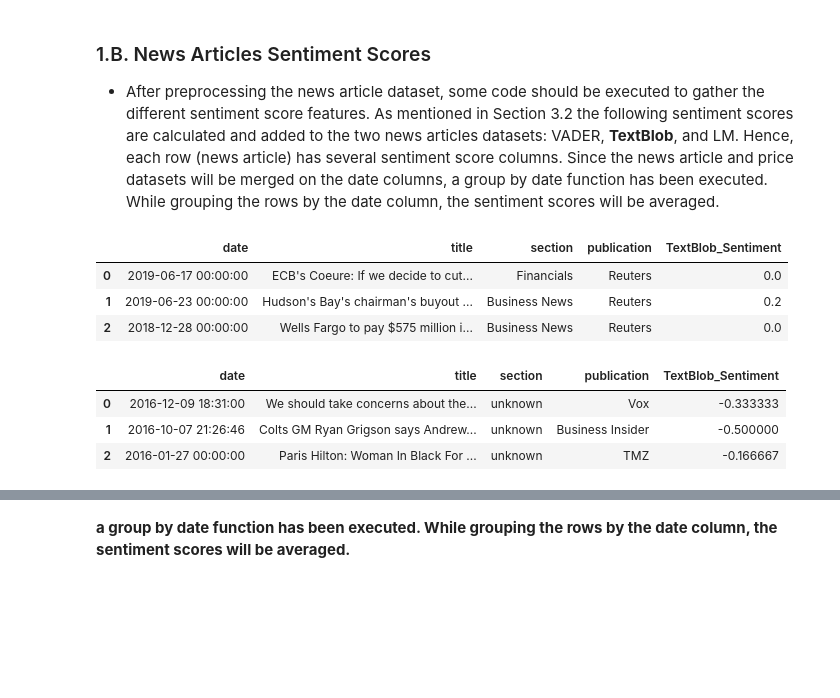
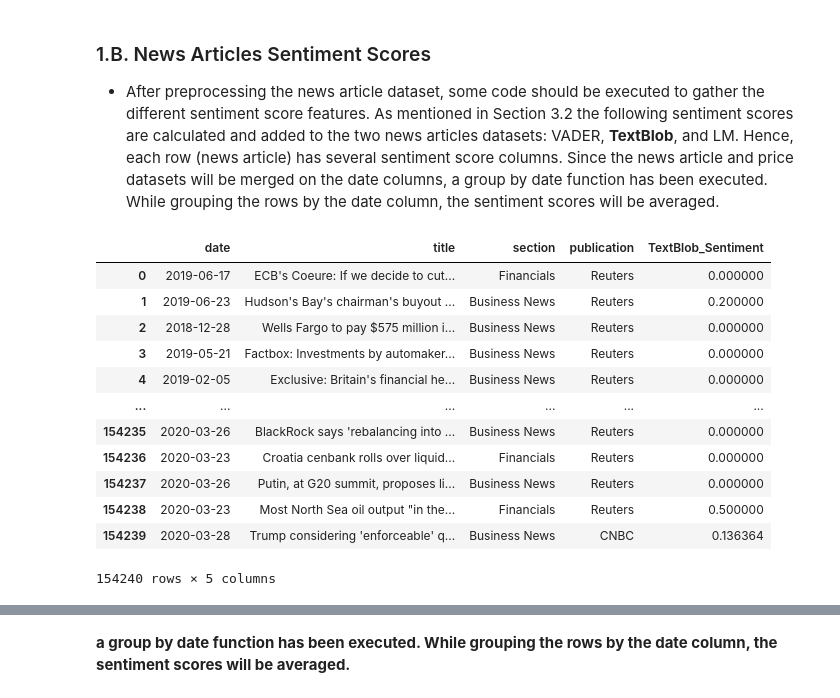
Before and after one commit to KONIANKO/SandP_stock_price_movement_prediction, a Jupyter notebook: src/stock_market_prediction.ipynb, the cells around one changed output, grey strips where cells are left out. Cells and saved outputs as stored; diff of their text form; code cells hidden in the pictures; blank space fills up the shorter version.

```diff
--- a/src/stock_market_prediction.ipynb
+++ b/src/stock_market_prediction.ipynb
@@ -14,5 +25,6 @@ from textblob import TextBlob
 **keep 'date', 'title', 'section', and 'publication' columns**
 # %%
 news_fields = ['date', 'title', 'section', 'publication']
-news_df = pd.read_csv('../data/all-the-news-2-1.csv', usecols=news_fields)
+news_df_tmp = pd.read_csv('../data/all-the-news-2-1.csv', usecols=news_fields)
+news_df_tmp['date'] = news_df_tmp['date'].astype('datetime64[ns]')
 # %%
@@ -33,4 +46,4 @@ len(news_df)
 # %% [markdown]
 **all the rows without a title are filtered to assure that each entry has a filled title column**
 # %%
-news_df = news_df[news_df['title'].notna()]
+news_df = news_df_tmp[news_df_tmp['title'].notna()]
@@ -58,4 +52,5 @@ Name: section, Length: 7509, dtype: int64
 
 * here, it is unclear, if NaN schould be renamed to 'unknown' or if only the existing 7 'unknown' entries should be taken into account
 # %%
-news_df['section'] = news_df['section'].replace(np.nan, 'unknown')
+#news_df['section'] = news_df.iloc[news_df['section'].replace(np.nan, 'unknown')]
+#news_df['section'] = news_df['section'].replace(np.nan, 'unknown')
@@ -124,14 +123,16 @@ news_df_2 = text_blob_sentiment(news_df_2)
 # %%
-news_df_1.head(3)
+news_df_1
 # %% [output]
 |  | date | title | section | publication | TextBlob_Sentiment |
-| 0 | 2019-06-17 00:00:00 | ECB's Coeure: If we decide to cut... | Financials | Reuters | 0.0 |
-| 1 | 2019-06-23 00:00:00 | Hudson's Bay's chairman's buyout ... | Business News | Reuters | 0.2 |
-| 2 | 2018-12-28 00:00:00 | Wells Fargo to pay $575 million i... | Business News | Reuters | 0.0 |
+| 0 | 2019-06-17 | ECB's Coeure: If we decide to cut... | Financials | Reuters | 0.000000 |
+| 1 | 2019-06-23 | Hudson's Bay's chairman's buyout ... | Business News | Reuters | 0.200000 |
+| 2 | 2018-12-28 | Wells Fargo to pay $575 million i... | Business News | Reuters | 0.000000 |
+| 3 | 2019-05-21 | Factbox: Investments by automaker... | Business News | Reuters | 0.000000 |
+| 4 | 2019-02-05 | Exclusive: Britain's financial he... | Business News | Reuters | 0.000000 |
+| ... | ... | ... | ... | ... | ... |
+| 154235 | 2020-03-26 | BlackRock says 'rebalancing into ... | Business News | Reuters | 0.000000 |
+| 154236 | 2020-03-23 | Croatia cenbank rolls over liquid... | Financials | Reuters | 0.000000 |
+| 154237 | 2020-03-26 | Putin, at G20 summit, proposes li... | Business News | Reuters | 0.000000 |
+| 154238 | 2020-03-23 | Most North Sea oil output "in the... | Financials | Reuters | 0.500000 |
+| 154239 | 2020-03-28 | Trump considering 'enforceable' q... | Business News | CNBC | 0.136364 |
+154240 rows × 5 columns
-# %%
-news_df_2.head(3)
-# %% [output]
-|  | date | title | section | publication | TextBlob_Sentiment |
-| 0 | 2016-12-09 18:31:00 | We should take concerns about the... | unknown | Vox | -0.333333 |
-| 1 | 2016-10-07 21:26:46 | Colts GM Ryan Grigson says Andrew... | unknown | Business Insider | -0.500000 |
-| 2 | 2016-01-27 00:00:00 | Paris Hilton: Woman In Black For ... | unknown | TMZ | -0.166667 |
```
Also changed, not shown: parts of 58 cells of this notebook.
